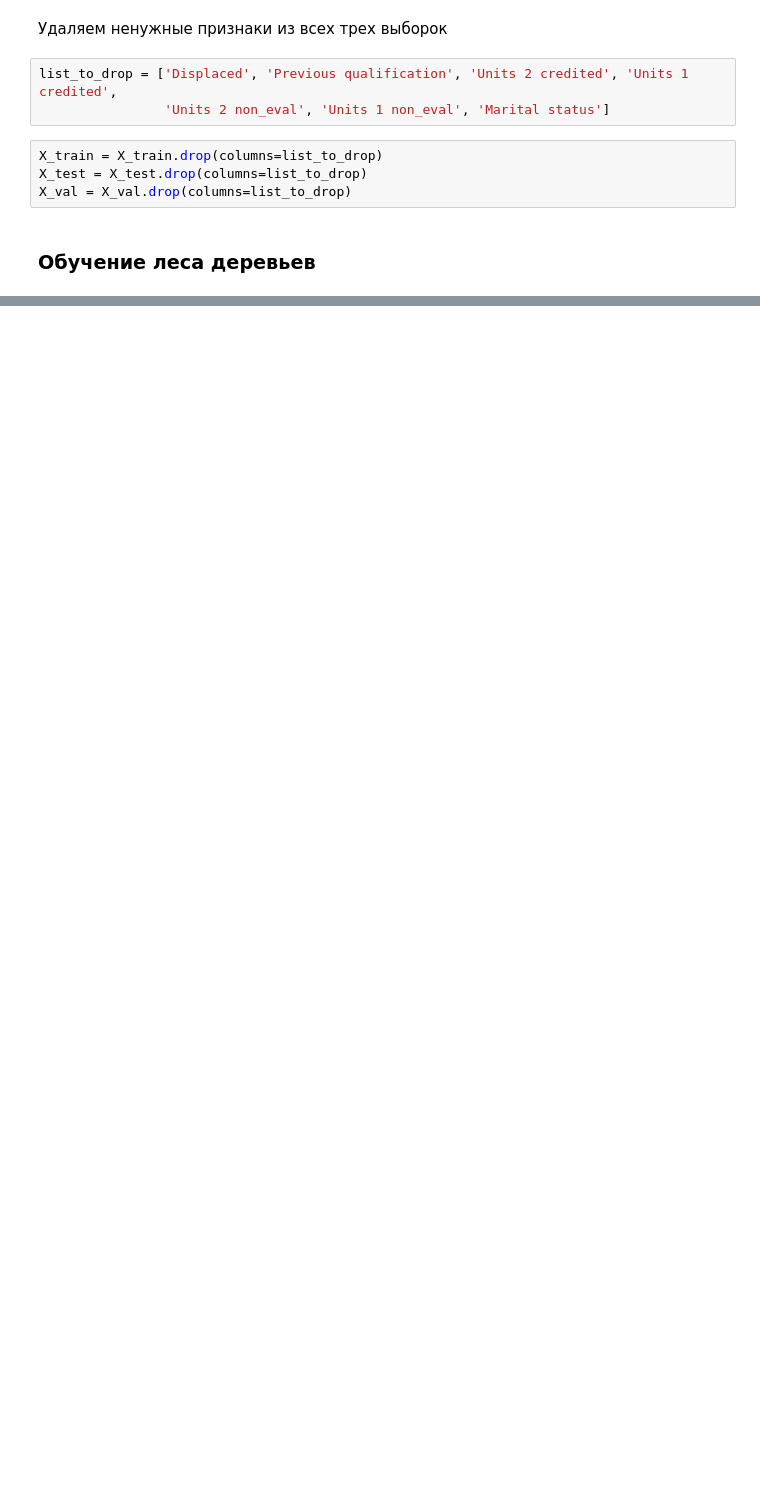
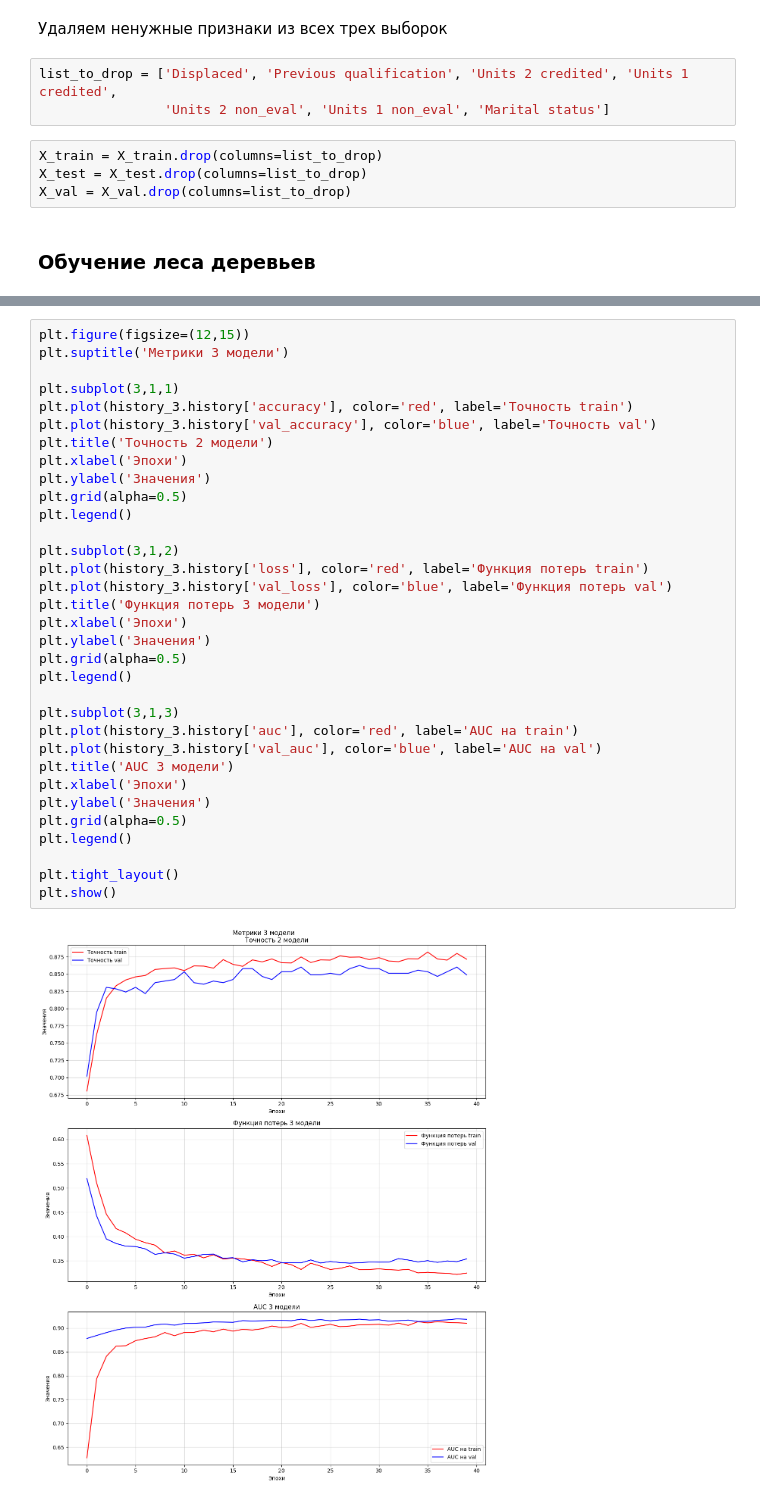
Before and after one commit to moon-may/Machine_Learning, a Jupyter notebook: random_forest.ipynb, the cells around one changed output, grey strips where cells are left out. Drawn from its saved outputs; the diff is of its cells as text; blank space fills up the shorter version.

```diff
--- a/random_forest.ipynb
+++ b/random_forest.ipynb
@@ -159,0 +377,35 @@ plt.show()
+# %%
+plt.figure(figsize=(12,15))
+plt.suptitle('Метрики 3 модели')
+
+plt.subplot(3,1,1)
+plt.plot(history_3.history['accuracy'], color='red', label='Точность train')
+plt.plot(history_3.history['val_accuracy'], color='blue', label='Точность val')
+plt.title('Точность 2 модели')
+plt.xlabel('Эпохи')
+plt.ylabel('Значения')
+plt.grid(alpha=0.5)
+plt.legend()
+
+plt.subplot(3,1,2)
+plt.plot(history_3.history['loss'], color='red', label='Функция потерь train')
+plt.plot(history_3.history['val_loss'], color='blue', label='Функция потерь val')
+plt.title('Функция потерь 3 модели')
+plt.xlabel('Эпохи')
+plt.ylabel('Значения')
+plt.grid(alpha=0.5)
+plt.legend()
+
+plt.subplot(3,1,3)
+plt.plot(history_3.history['auc'], color='red', label='AUC на train')
+plt.plot(history_3.history['val_auc'], color='blue', label='AUC на val')
+plt.title('AUC 3 модели')
+plt.xlabel('Эпохи')
+plt.ylabel('Значения')
+plt.grid(alpha=0.5)
+plt.legend()
+
+plt.tight_layout()
+plt.show()
+# %% [output]
+[figure, added]
```
Also changed, not shown: parts of 18 cells of this notebook.
